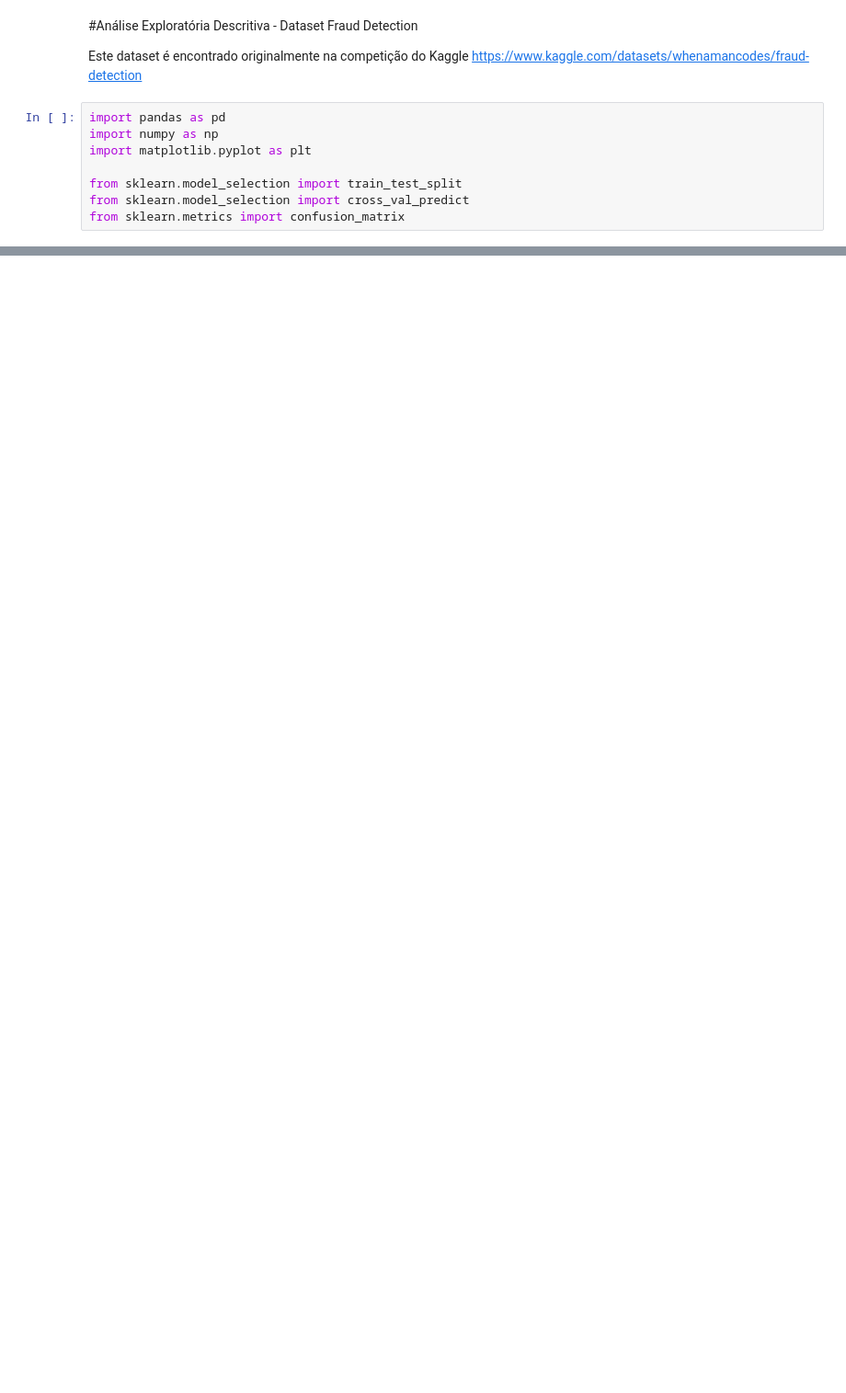
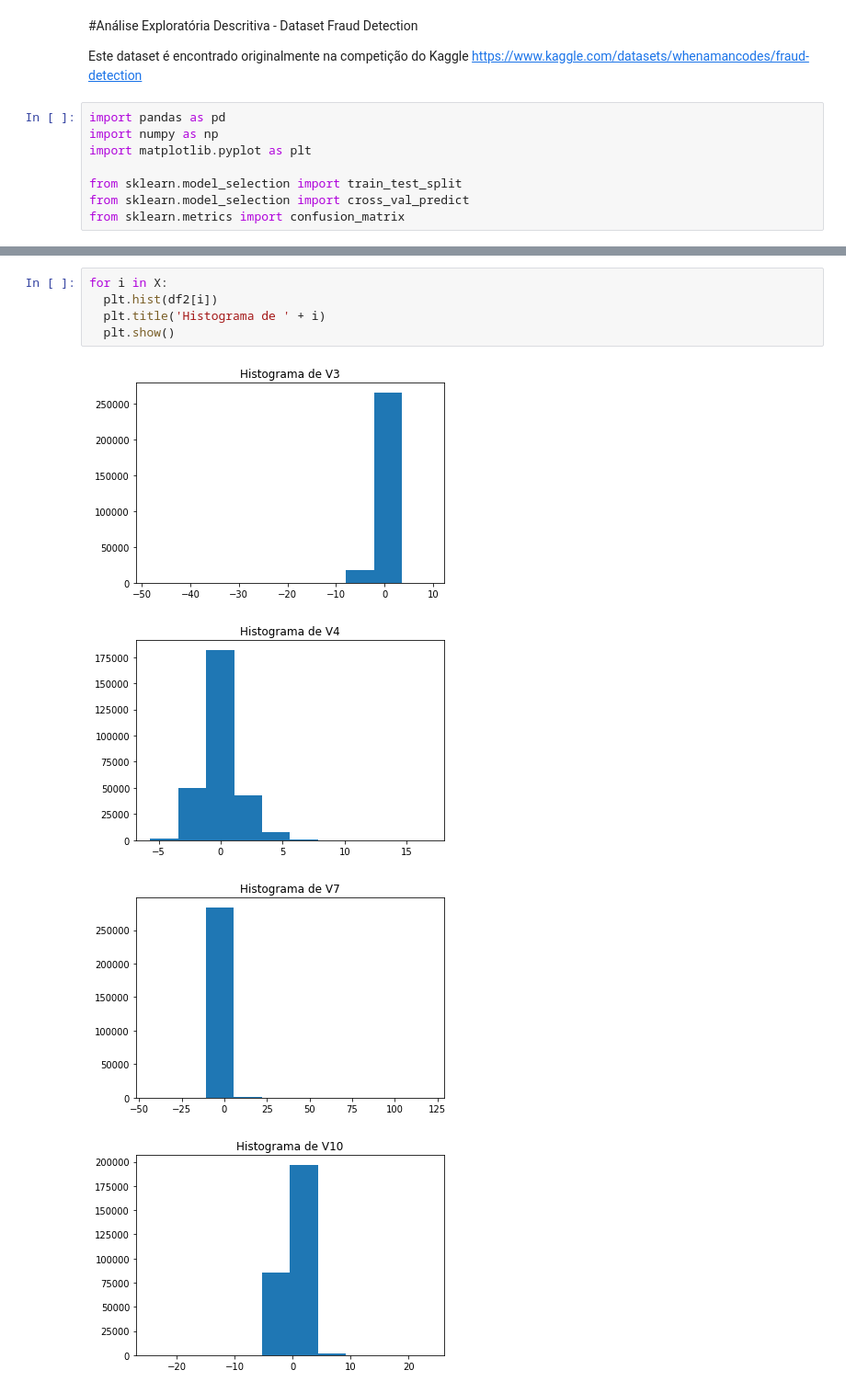
Before and after one commit to diegonogare/MachineLearning, a Jupyter notebook: analise_exploratoria_descritiva_Dataset_FraudDetection.ipynb, the cells around one changed output, grey strips where cells are left out. Shown at 92% size. Saved outputs shown, nothing was run; the diff lists cells and outputs as text; blank space fills up the shorter version.

```diff
--- a/analise_exploratoria_descritiva_Dataset_FraudDetection.ipynb
+++ b/analise_exploratoria_descritiva_Dataset_FraudDetection.ipynb
@@ -68,0 +131,10 @@ corr.style.background_gradient()
+# %%
+for i in X:
+  plt.hist(df2[i])
+  plt.title('Histograma de ' + i)
+  plt.show()
+# %% [output]
+[figure, added]
+[figure, added]
+[figure, added]
+[figure, added]
```
Also changed, not shown: parts of 7 cells of this notebook.
